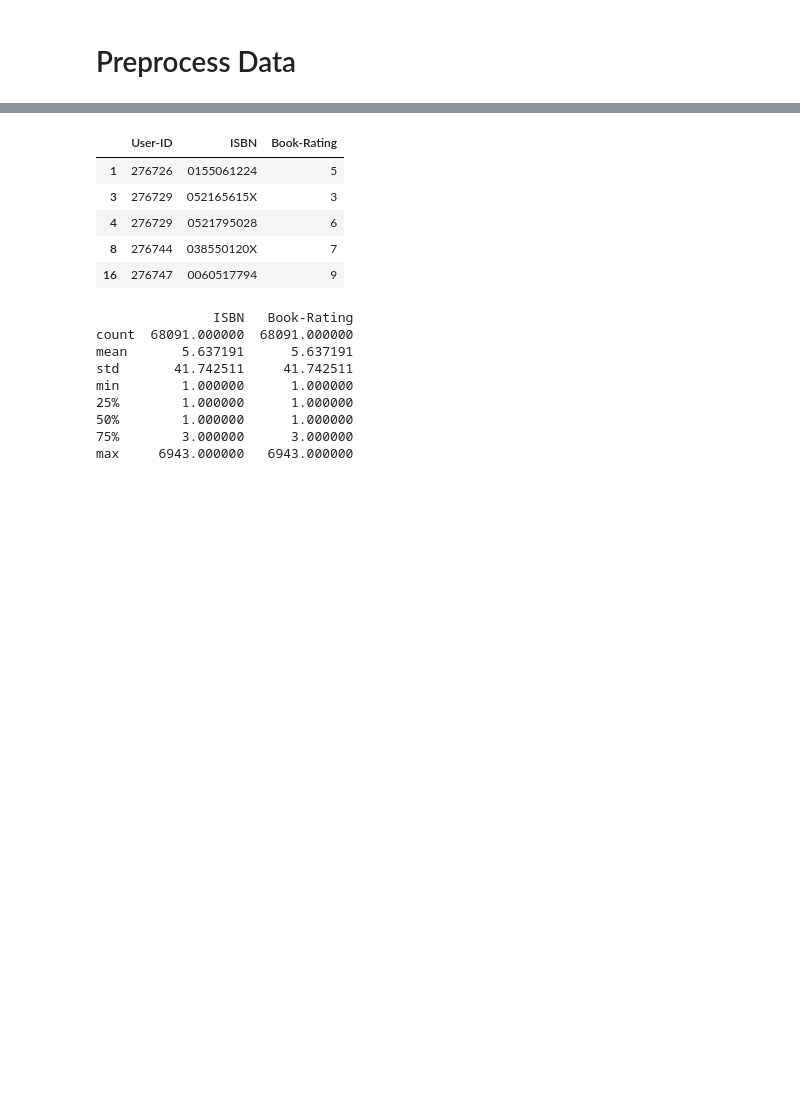
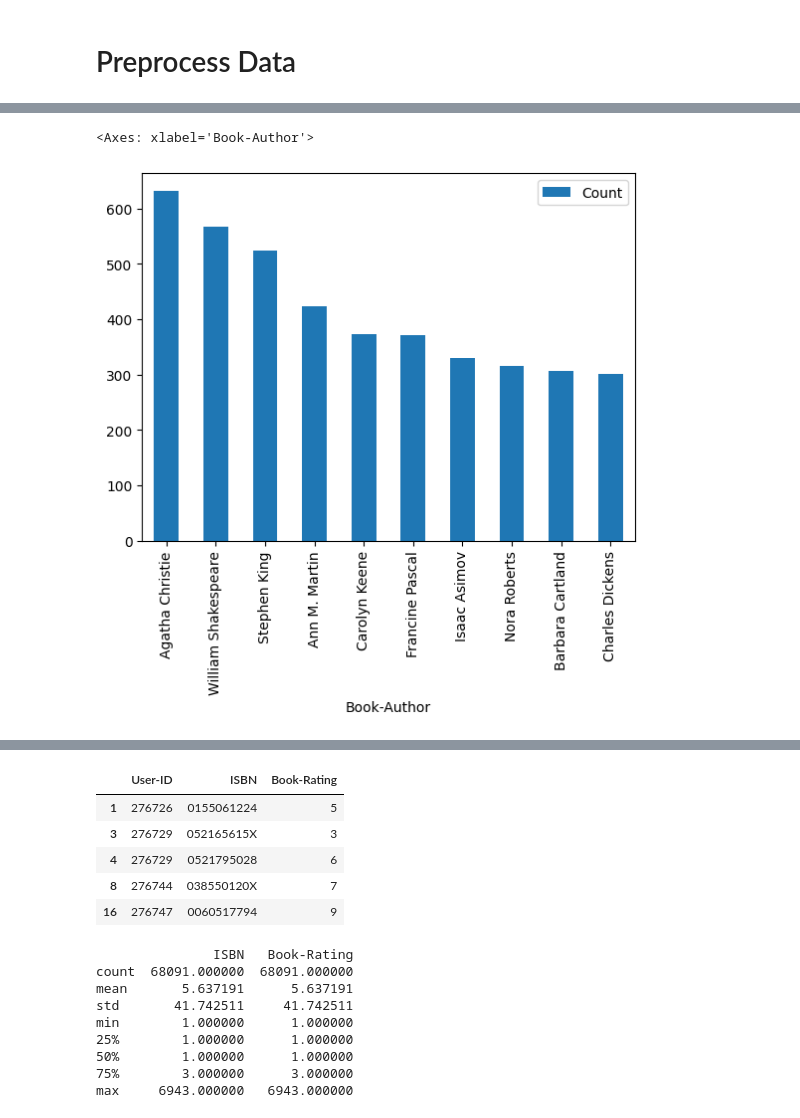
Before and after one commit to SpaceGlider777/pluto-reads-api, a Jupyter notebook: test.ipynb, the cells around one changed output, grey strips where cells are left out. Saved outputs shown, nothing was run; the diff lists cells and outputs as text; code cells hidden in the pictures; blank space fills up the shorter version.

```diff
--- a/test.ipynb
+++ b/test.ipynb
@@ -18,0 +28,8 @@ books.head()
+# %%
+books_author_count = books.groupby('Book-Author').count()
+books_author_count = books_author_count.rename(columns={'ISBN': 'Count'})
+books_author_count = books_author_count.sort_values('Count', ascending=False)
+books_author_count.head(10).plot.bar(y='Count')
+# %% [output]
+<Axes: xlabel='Book-Author'>
+[figure, added]
```
Also changed, not shown: parts of 17 cells of this notebook, 2 other files.
